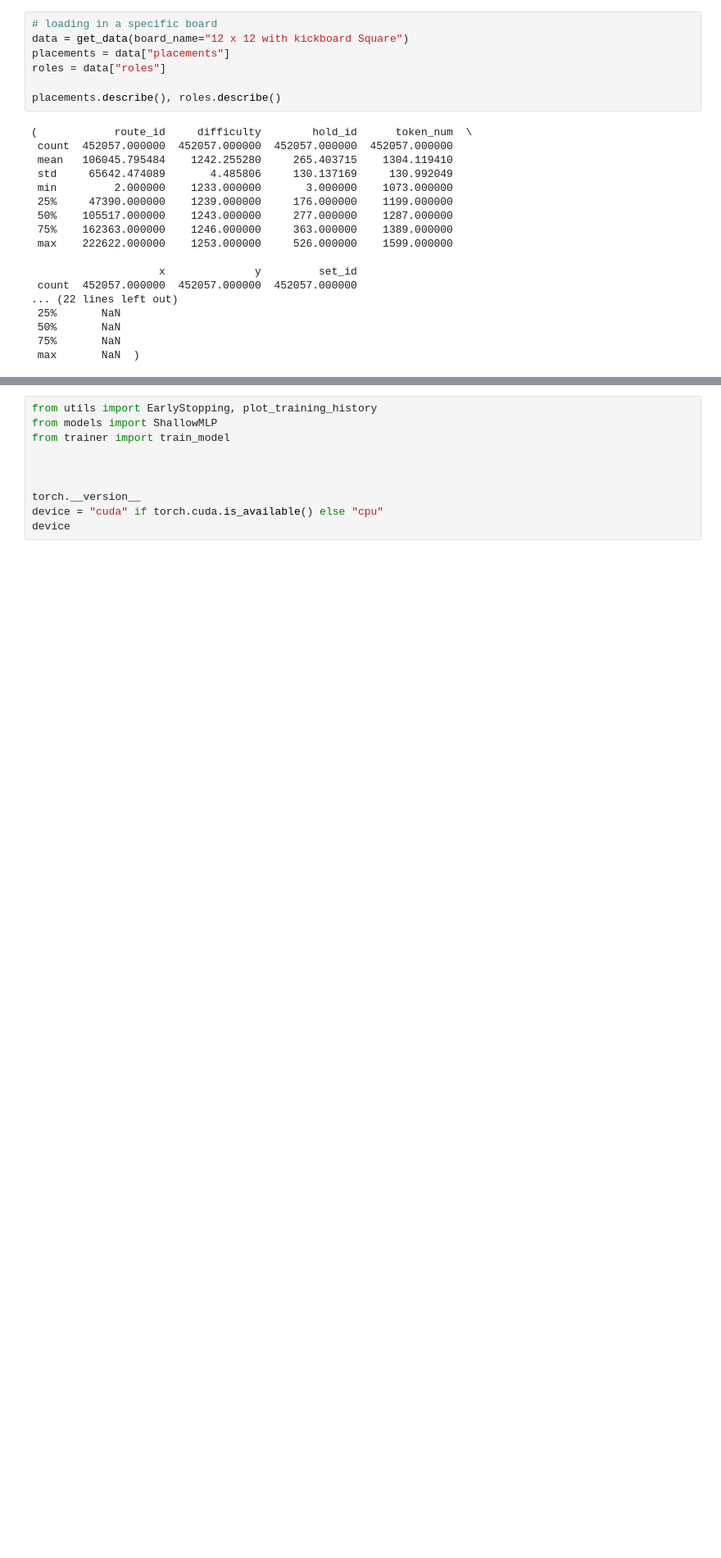
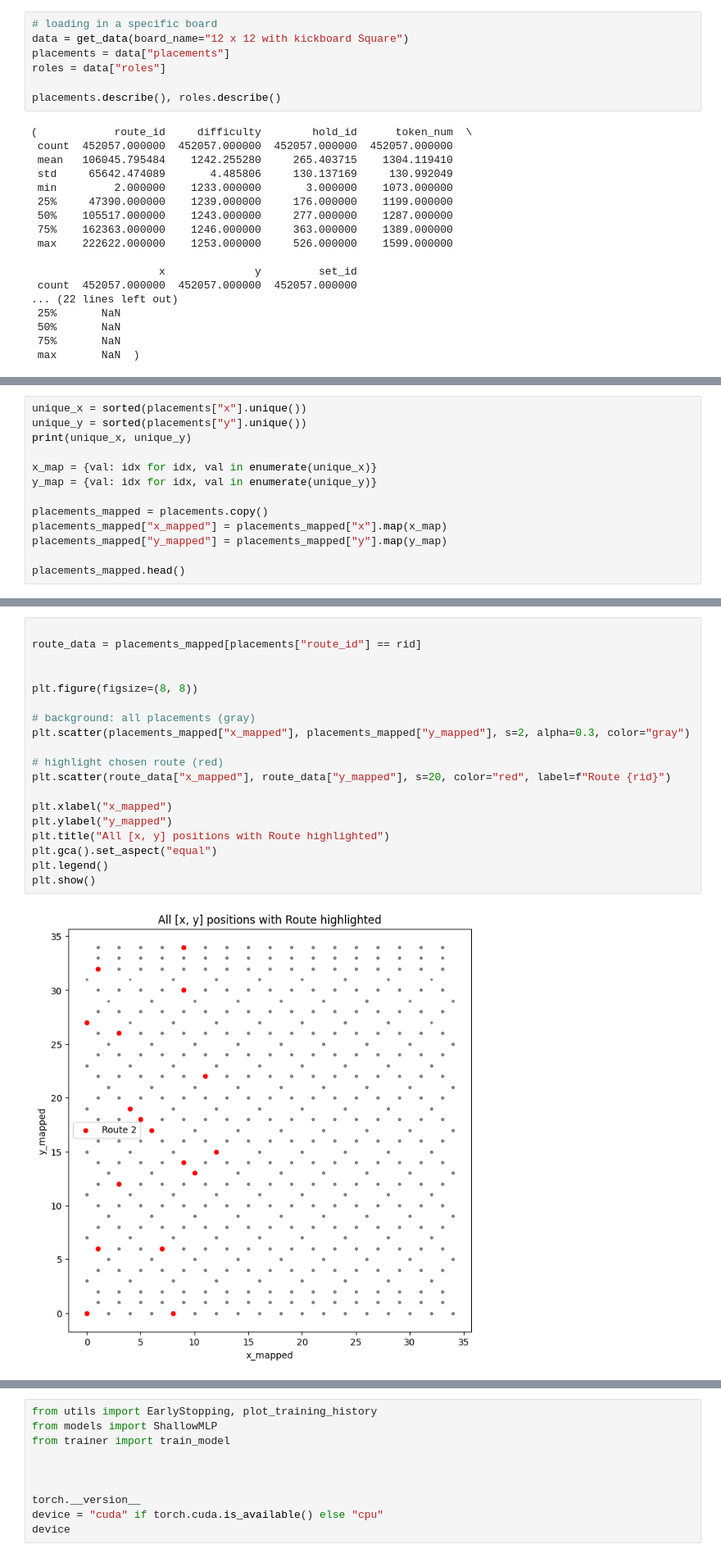
Before and after one commit to wagerc97/Kilter_board, a Jupyter notebook: src/notebooks/CNN.ipynb, the cells around one changed output, grey strips where cells are left out. Shown at 82% size. Cells and saved outputs as stored; diff of their text form; blank space fills up the shorter version.

```diff
--- a/src/notebooks/CNN.ipynb
+++ b/src/notebooks/CNN.ipynb
@@ -147,0 +92,13 @@ Saved to /home/fillies/Documents/moon/kilter/data/routes_onehot.csv
+# %%
+unique_x = sorted(placements["x"].unique())
+unique_y = sorted(placements["y"].unique())
+print(unique_x, unique_y)
+
+x_map = {val: idx for idx, val in enumerate(unique_x)}
+y_map = {val: idx for idx, val in enumerate(unique_y)}
+
+placements_mapped = placements.copy()
+placements_mapped["x_mapped"] = placements_mapped["x"].map(x_map)
+placements_mapped["y_mapped"] = placements_mapped["y"].map(y_map)
+
+placements_mapped.head()
@@ -147,0 +113,21 @@ Saved to /home/fillies/Documents/moon/kilter/data/routes_onehot.csv
+# %%
+
+route_data = placements_mapped[placements["route_id"] == rid]
+
+
+plt.figure(figsize=(8, 8))
+
+# background: all placements (gray)
+plt.scatter(placements_mapped["x_mapped"], placements_mapped["y_mapped"], s=2, alpha=0.3, color="gray")
+
+# highlight chosen route (red)
+plt.scatter(route_data["x_mapped"], route_data["y_mapped"], s=20, color="red", label=f"Route {rid}")
+
+plt.xlabel("x_mapped")
+plt.ylabel("y_mapped")
+plt.title("All [x, y] positions with Route highlighted")
+plt.gca().set_aspect("equal")
+plt.legend()
+plt.show()
+# %% [output]
+[figure, added]
```
Also changed, not shown: parts of 29 cells of this notebook, 1 other file.
